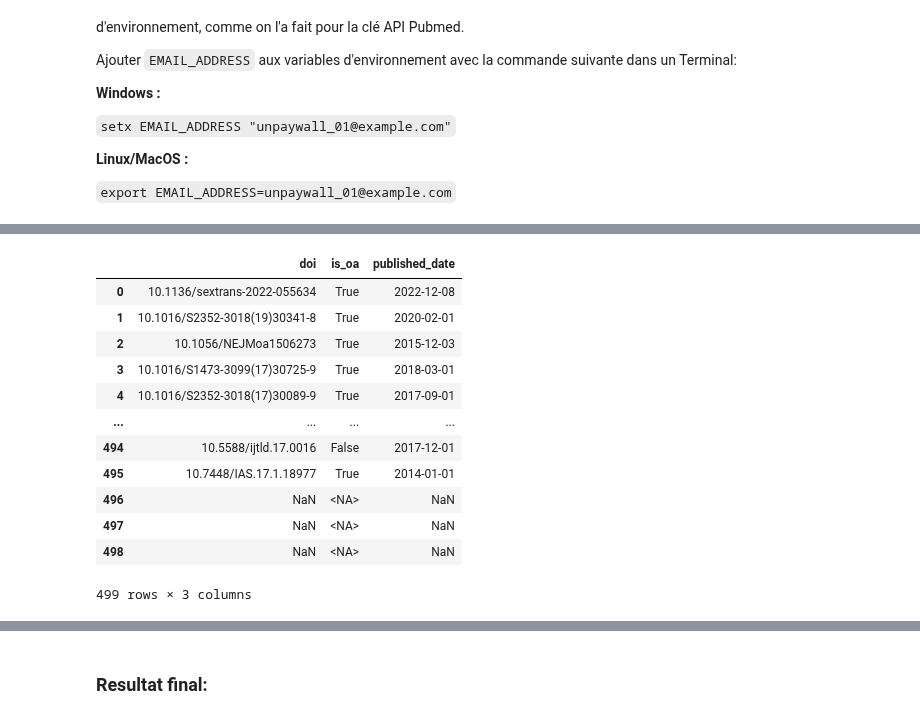
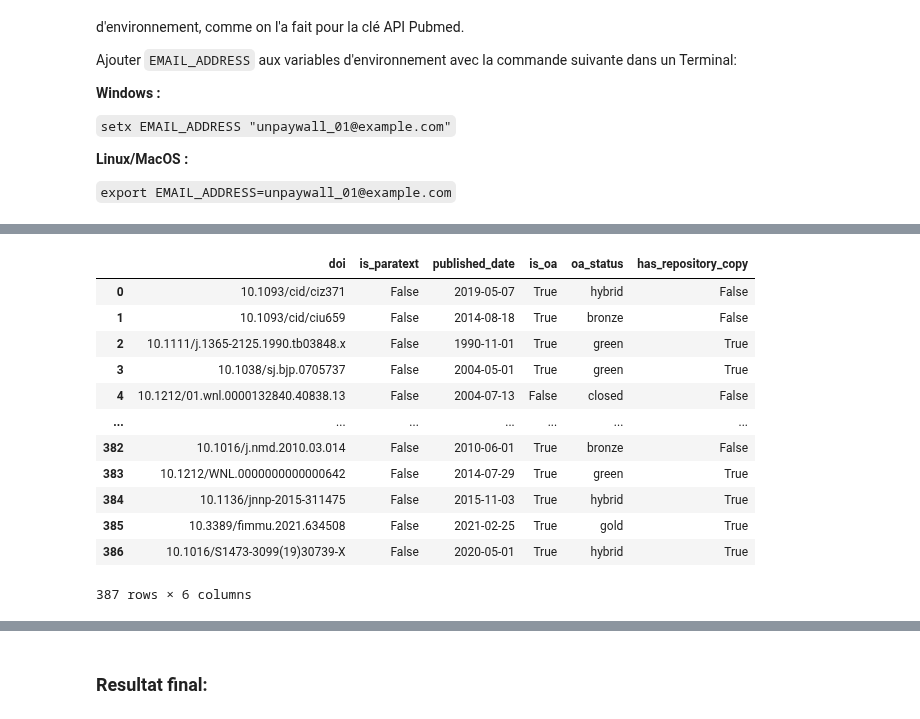
Before and after one commit to Inserm-IST/BSO-Inserm-Sante, a Jupyter notebook: 01_extraction_donnees_sante.ipynb, the cells around one changed output, grey strips where cells are left out. Cells and saved outputs as stored; diff of their text form; code cells hidden in the pictures.

```diff
--- a/01_extraction_donnees_sante.ipynb
+++ b/01_extraction_donnees_sante.ipynb
@@ -259,7 +259,7 @@ requests_cache.install_cache(
     expire_after = timedelta(days=1), # Otherwise expire responses after one day
 )
 # %%
-response = requests.get(query_url)
+response = session.get(query_url)
 response.raise_for_status()
 # response
 # %%
@@ -296,8 +296,7 @@ for study in response.json()['studies']:
         ),
         'CollaboratorName': concatenate_collaborator_list(
             [
-                c['name']
-                for c in (
+                c['name'] for c in (
                     study_pro['sponsorCollaboratorsModule'].get('collaborators', [])  # can be missing
                 )
             ]
@@ -309,15 +308,15 @@ for study in response.json()['studies']:
             study_pro['statusModule']['studyFirstPostDateStruct']['date']
         ),
         'StartDate': (
-            study_pro['statusModule'].get('startDateStruct', {}).get('date', None)
-        ),  # can be missing
+            study_pro['statusModule'].get('startDateStruct', {}).get('date', None) # can be missing
+        ),
         # 'PrimaryCompletionDate' : study_pro["statusModule"].get('primaryCompletionDateStruct', {}).get('date', None), # can be missing
         'CompletionDate': (
-            study_pro['statusModule'].get('completionDateStruct', {}).get('date', None)
-        ),  # can be missing
+            study_pro['statusModule'].get('completionDateStruct', {}).get('date', None) # can be missing
+        ),
         'Reference': (
-            study_pro.get('referencesModule', {}).get('references', [])
-        ),  # can be missing
+            study_pro.get('referencesModule', {}).get('references', []) # can be missing
+        ),
     }
     studies_list.append(study_dict)
 
@@ -530,7 +529,6 @@ Pour chaque NCTId de CT, on récupère les PMIDs des publications associées via
 # Liste unique des NCTId extraits de ClinicalTrial
 nctids = df_ct.loc[:, 'NCTId'].unique()
 num_nctids = len(nctids)
-session = requests.Session()
 
 pmids_pubmed_dict = {}
 for i, nctid in enumerate(nctids):
@@ -669,7 +667,6 @@ total_publications_list = []
 
 books_list = []
 counter = 0  # To keep track of progress of pmids
-session = requests.Session()
 
 # For each NTCID...
 for nctid, pmids in pmids_complete_dict.items():
@@ -1041,18 +1045,24 @@ for i, doi in enumerate(dois):
 # %%
-df_is_oa = pd.DataFrame(is_oa_list, columns=['doi', 'is_oa', 'published_date'])
-df_is_oa.loc[:, 'is_oa'] = df_is_oa.loc[:, 'is_oa'].astype('boolean')
-df_is_oa
+df_unpaywall = pd.DataFrame(publications_list_un).astype(
+    {
+        'is_paratext': 'boolean',
+        'is_oa': 'boolean',
+        'oa_status': 'category',
+        'has_repository_copy': 'boolean',
+    }
+)
+df_unpaywall
 # %% [output]
-|  | doi | is_oa | published_date |
-| 0 | 10.1136/sextrans-2022-055634 | True | 2022-12-08 |
-| 1 | 10.1016/S2352-3018(19)30341-8 | True | 2020-02-01 |
-| 2 | 10.1056/NEJMoa1506273 | True | 2015-12-03 |
-| 3 | 10.1016/S1473-3099(17)30725-9 | True | 2018-03-01 |
-| 4 | 10.1016/S2352-3018(17)30089-9 | True | 2017-09-01 |
-| ... | ... | ... | ... |
-| 494 | 10.5588/ijtld.17.0016 | False | 2017-12-01 |
-| 495 | 10.7448/IAS.17.1.18977 | True | 2014-01-01 |
-| 496 | NaN | <NA> | NaN |
-| 497 | NaN | <NA> | NaN |
-| 498 | NaN | <NA> | NaN |
+|  | doi | is_paratext | published_date | is_oa | oa_status | has_repository_copy |
+| 0 | 10.1093/cid/ciz371 | False | 2019-05-07 | True | hybrid | False |
+| 1 | 10.1093/cid/ciu659 | False | 2014-08-18 | True | bronze | False |
+| 2 | 10.1111/j.1365-2125.1990.tb03848.x | False | 1990-11-01 | True | green | True |
+| 3 | 10.1038/sj.bjp.0705737 | False | 2004-05-01 | True | green | True |
+| 4 | 10.1212/01.wnl.0000132840.40838.13 | False | 2004-07-13 | False | closed | False |
+| ... | ... | ... | ... | ... | ... | ... |
+| 382 | 10.1016/j.nmd.2010.03.014 | False | 2010-06-01 | True | bronze | False |
+| 383 | 10.1212/WNL.0000000000000642 | False | 2014-07-29 | True | green | True |
+| 384 | 10.1136/jnnp-2015-311475 | False | 2015-11-03 | True | hybrid | True |
+| 385 | 10.3389/fimmu.2021.634508 | False | 2021-02-25 | True | gold | True |
+| 386 | 10.1016/S1473-3099(19)30739-X | False | 2020-05-01 | True | hybrid | True |
-499 rows × 3 columns
+387 rows × 6 columns
```
Also changed, not shown: parts of 33 cells of this notebook, 1 other file.
